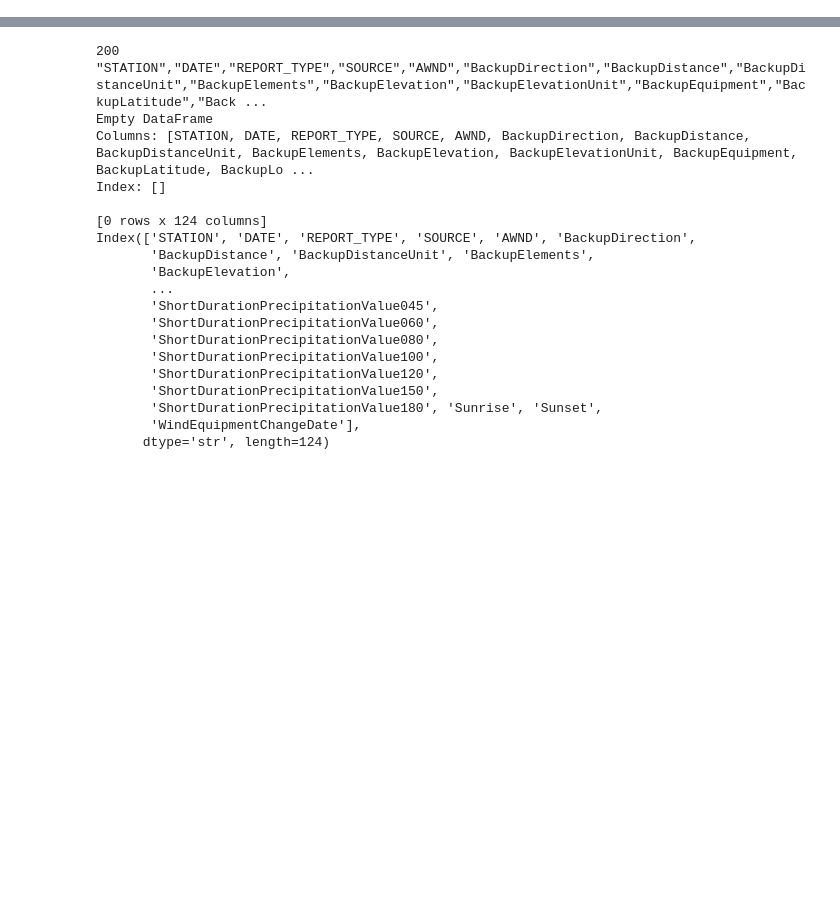
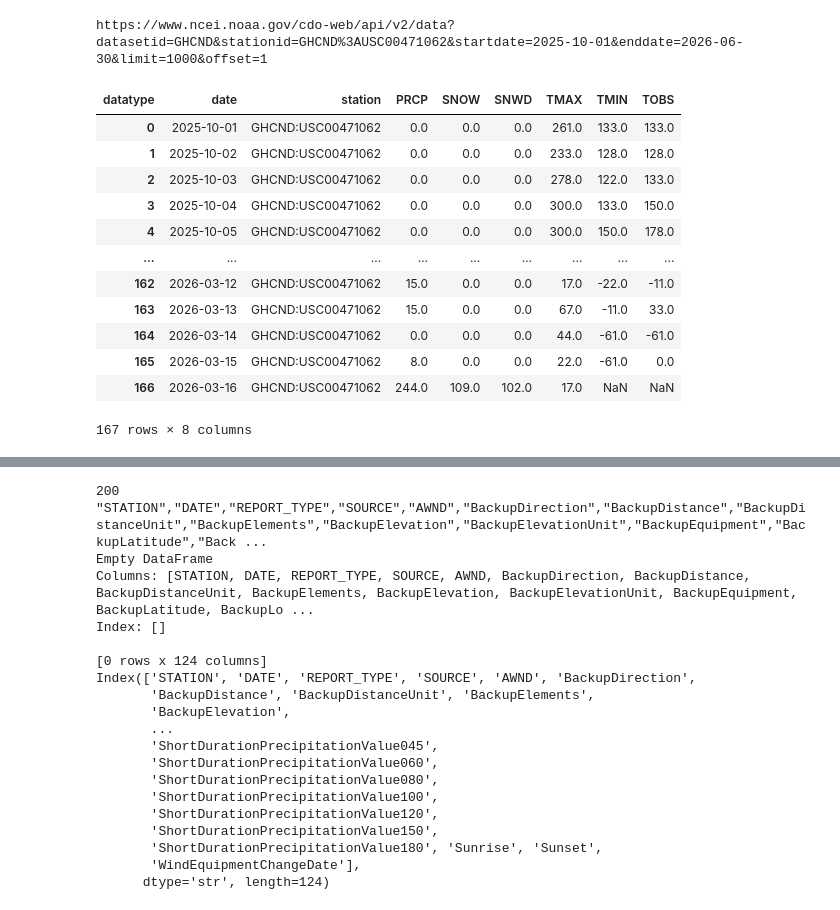
Before and after one commit to brocjac/The-Windigo-Data-Team-Summer-2026, a Jupyter notebook: Ice Depth Project/code/Weather_api.ipynb, the cells around one changed output, grey strips where cells are left out. Saved outputs shown, nothing was run; the diff lists cells and outputs as text; code cells hidden in the pictures; blank space fills up the shorter version.

```diff
--- a/Ice Depth Project/code/Weather_api.ipynb
+++ b/Ice Depth Project/code/Weather_api.ipynb
@@ -30,0 +138,52 @@ print(response.json())
+# %%
+url = "https://www.ncei.noaa.gov/cdo-web/api/v2/data"
+
+rows = []
+
+params = [
+    ("datasetid", "GHCND"),
+    ("stationid", "GHCND:USC00471062"),   # Brookfield
+    ("startdate", "2025-10-01"),
+    ("enddate", "2026-06-30"),
+    ("limit", 1000),
+    ("offset", 1)
+]
+
+response = requests.get(url, headers=headers, params=params)
+
+print(response.url)
+
+response.raise_for_status()
+
+data = response.json()
+rows.extend(data.get("results", []))
+
+df = pd.DataFrame(rows)
+
+df["date"] = pd.to_datetime(df["date"]).dt.date
+
+weather_df = df.pivot_table(
+    index=["date", "station"],
+    columns="datatype",
+    values="value",
+    aggfunc="first"
+).reset_index()
+
+# print(df.head())
+# print(df.shape)
+weather_df
+# %% [output]
+https://www.ncei.noaa.gov/cdo-web/api/v2/data?datasetid=GHCND&stationid=GHCND%3AUSC00471062&startdate=2025-10-01&enddate=2026-06-30&limit=1000&offset=1
+| datatype | date | station | PRCP | SNOW | SNWD | TMAX | TMIN | TOBS |
+| 0 | 2025-10-01 | GHCND:USC00471062 | 0.0 | 0.0 | 0.0 | 261.0 | 133.0 | 133.0 |
+| 1 | 2025-10-02 | GHCND:USC00471062 | 0.0 | 0.0 | 0.0 | 233.0 | 128.0 | 128.0 |
+| 2 | 2025-10-03 | GHCND:USC00471062 | 0.0 | 0.0 | 0.0 | 278.0 | 122.0 | 133.0 |
+| 3 | 2025-10-04 | GHCND:USC00471062 | 0.0 | 0.0 | 0.0 | 300.0 | 133.0 | 150.0 |
+| 4 | 2025-10-05 | GHCND:USC00471062 | 0.0 | 0.0 | 0.0 | 300.0 | 150.0 | 178.0 |
+| ... | ... | ... | ... | ... | ... | ... | ... | ... |
+| 162 | 2026-03-12 | GHCND:USC00471062 | 15.0 | 0.0 | 0.0 | 17.0 | -22.0 | -11.0 |
+| 163 | 2026-03-13 | GHCND:USC00471062 | 15.0 | 0.0 | 0.0 | 67.0 | -11.0 | 33.0 |
+| 164 | 2026-03-14 | GHCND:USC00471062 | 0.0 | 0.0 | 0.0 | 44.0 | -61.0 | -61.0 |
+| 165 | 2026-03-15 | GHCND:USC00471062 | 8.0 | 0.0 | 0.0 | 22.0 | -61.0 | 0.0 |
+| 166 | 2026-03-16 | GHCND:USC00471062 | 244.0 | 109.0 | 102.0 | 17.0 | NaN | NaN |
+167 rows × 8 columns
```
Also changed, not shown: parts of 33 cells of this notebook, 3 other files.
